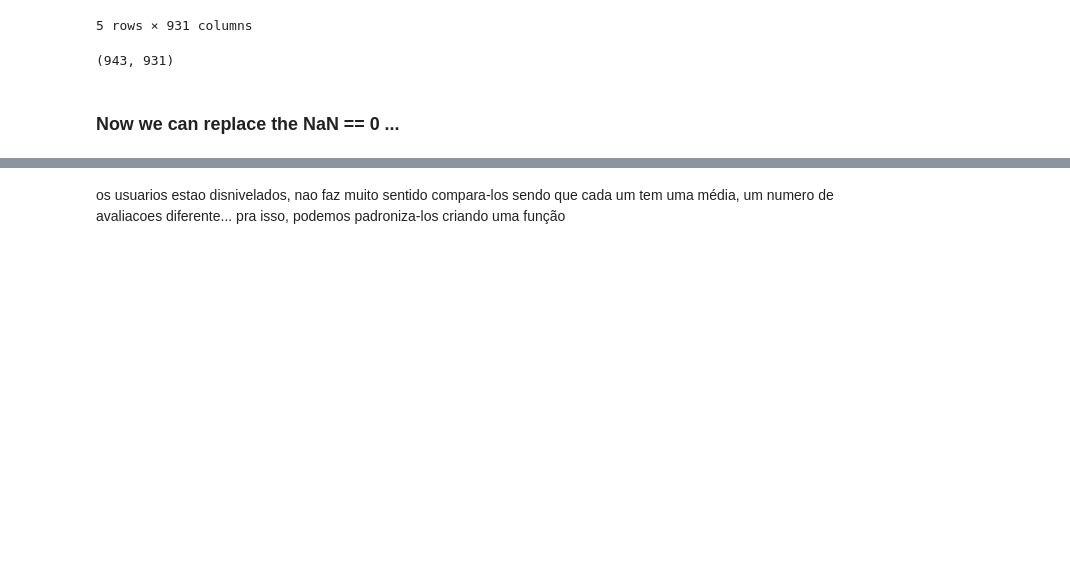
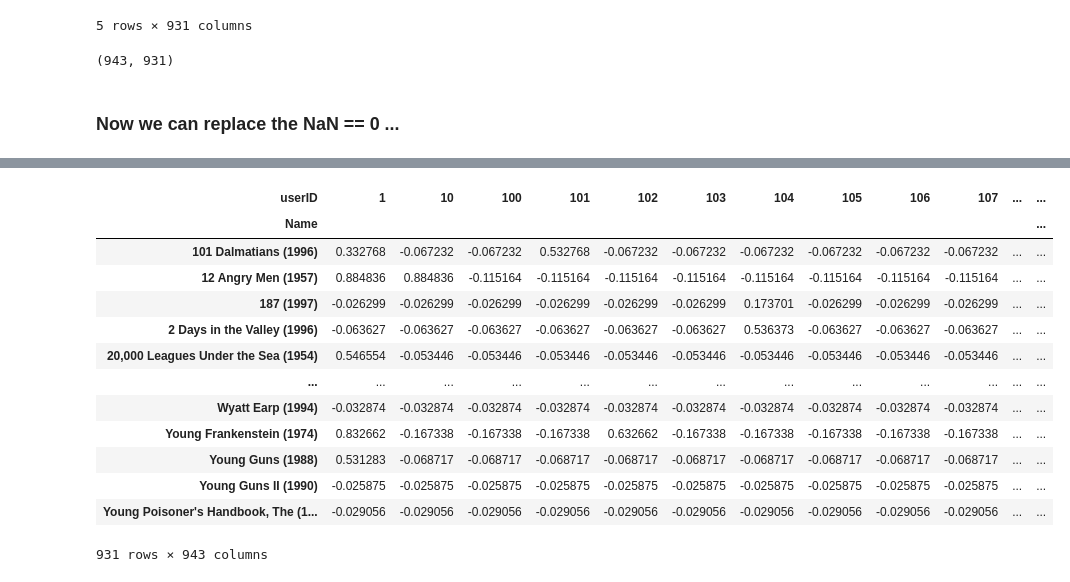
Before and after one commit to anandaheino/Recommendation_Systems, a Jupyter notebook: Collaborative_filtering/RS-Collab_filtering.ipynb, the cells around one changed output, grey strips where cells are left out. Drawn from its saved outputs; the diff is of its cells as text; code cells hidden in the pictures; blank space fills up the shorter version.

```diff
--- a/Collaborative_filtering/RS-Collab_filtering.ipynb
+++ b/Collaborative_filtering/RS-Collab_filtering.ipynb
@@ -181,5 +182,18 @@ matrix_user_item_std
 943 rows × 931 columns
-# %% [markdown]
-
-os usuarios estao disnivelados, nao faz muito sentido compara-los sendo que cada um tem uma média, um numero de avaliacoes diferente...
-pra isso, podemos padroniza-los criando uma função
+# %%
+matrix_user_item_std.T
+# %% [output]
+| userID | 1 | 10 | 100 | 101 | 102 | 103 | 104 | 105 | 106 | 107 | ... | ... |
+| Name |  |  |  |  |  |  |  |  |  |  |  | ... |
+| 101 Dalmatians (1996) | 0.332768 | -0.067232 | -0.067232 | 0.532768 | -0.067232 | -0.067232 | -0.067232 | -0.067232 | -0.067232 | -0.067232 | ... | ... |
+| 12 Angry Men (1957) | 0.884836 | 0.884836 | -0.115164 | -0.115164 | -0.115164 | -0.115164 | -0.115164 | -0.115164 | -0.115164 | -0.115164 | ... | ... |
+| 187 (1997) | -0.026299 | -0.026299 | -0.026299 | -0.026299 | -0.026299 | -0.026299 | 0.173701 | -0.026299 | -0.026299 | -0.026299 | ... | ... |
+| 2 Days in the Valley (1996) | -0.063627 | -0.063627 | -0.063627 | -0.063627 | -0.063627 | -0.063627 | 0.536373 | -0.063627 | -0.063627 | -0.063627 | ... | ... |
+| 20,000 Leagues Under the Sea (1954) | 0.546554 | -0.053446 | -0.053446 | -0.053446 | -0.053446 | -0.053446 | -0.053446 | -0.053446 | -0.053446 | -0.053446 | ... | ... |
+| ... | ... | ... | ... | ... | ... | ... | ... | ... | ... | ... | ... | ... |
+| Wyatt Earp (1994) | -0.032874 | -0.032874 | -0.032874 | -0.032874 | -0.032874 | -0.032874 | -0.032874 | -0.032874 | -0.032874 | -0.032874 | ... | ... |
+| Young Frankenstein (1974) | 0.832662 | -0.167338 | -0.167338 | -0.167338 | 0.632662 | -0.167338 | -0.167338 | -0.167338 | -0.167338 | -0.167338 | ... | ... |
+| Young Guns (1988) | 0.531283 | -0.068717 | -0.068717 | -0.068717 | -0.068717 | -0.068717 | -0.068717 | -0.068717 | -0.068717 | -0.068717 | ... | ... |
+| Young Guns II (1990) | -0.025875 | -0.025875 | -0.025875 | -0.025875 | -0.025875 | -0.025875 | -0.025875 | -0.025875 | -0.025875 | -0.025875 | ... | ... |
+| Young Poisoner's Handbook, The (1... | -0.029056 | -0.029056 | -0.029056 | -0.029056 | -0.029056 | -0.029056 | -0.029056 | -0.029056 | -0.029056 | -0.029056 | ... | ... |
+931 rows × 943 columns
```
Also changed, not shown: parts of 7 cells of this notebook.
